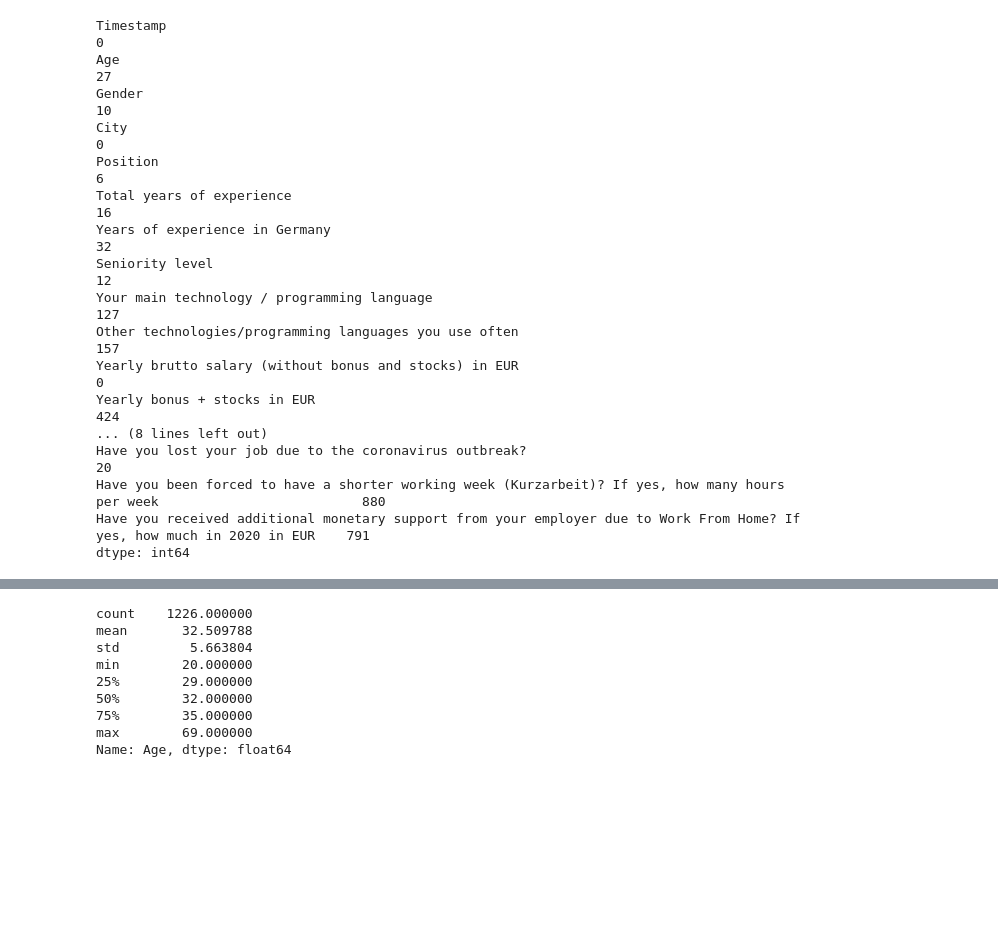
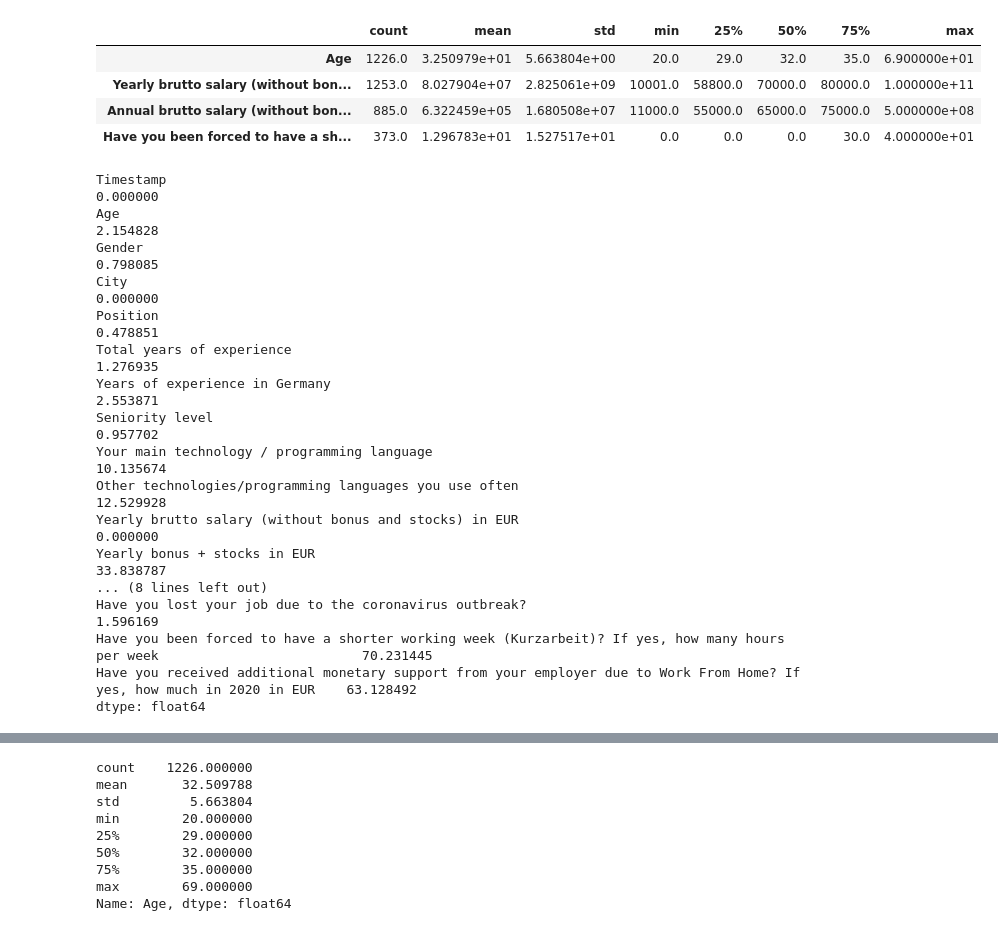
Before and after one commit to T2ABIZZY/IT_Salary_Survey_EU-_2020_EDA, a Jupyter notebook: IT_Salary_survey_EDA.ipynb, the cells around one changed output, grey strips where cells are left out. Drawn from its saved outputs; the diff is of its cells as text; code cells hidden in the pictures; blank space fills up the shorter version.

```diff
--- a/IT_Salary_survey_EDA.ipynb
+++ b/IT_Salary_survey_EDA.ipynb
@@ -38,20 +8,30 @@ dtype: int64
+# %%
+numerical_feautures=df.select_dtypes(include=[np.number])
+numerical_feautures.describe().T
+# %% [output]
+|  | count | mean | std | min | 25% | 50% | 75% | max |
+| Age | 1226.0 | 3.250979e+01 | 5.663804e+00 | 20.0 | 29.0 | 32.0 | 35.0 | 6.900000e+01 |
+| Yearly brutto salary (without bon... | 1253.0 | 8.027904e+07 | 2.825061e+09 | 10001.0 | 58800.0 | 70000.0 | 80000.0 | 1.000000e+11 |
+| Annual brutto salary (without bon... | 885.0 | 6.322459e+05 | 1.680508e+07 | 11000.0 | 55000.0 | 65000.0 | 75000.0 | 5.000000e+08 |
+| Have you been forced to have a sh... | 373.0 | 1.296783e+01 | 1.527517e+01 | 0.0 | 0.0 | 0.0 | 30.0 | 4.000000e+01 |
 # %%
-df.isna().sum()
+percentage=df.isna().sum()/len(df)*100
+percentage
 # %% [output]
-Timestamp                                                                                                                    0
-Age                                                                                                                         27
-Gender                                                                                                                      10
-City                                                                                                                         0
-Position                                                                                                                     6
-Total years of experience                                                                                                   16
-Years of experience in Germany                                                                                              32
-Seniority level                                                                                                             12
-Your main technology / programming language                                                                                127
-Other technologies/programming languages you use often                                                                     157
-Yearly brutto salary (without bonus and stocks) in EUR                                                                       0
-Yearly bonus + stocks in EUR                                                                                               424
+Timestamp                                                                                                                   0.000000
+Age                                                                                                                         2.154828
+Gender                                                                                                                      0.798085
+City                                                                                                                        0.000000
+Position                                                                                                                    0.478851
+Total years of experience                                                                                                   1.276935
+Years of experience in Germany                                                                                              2.553871
+Seniority level                                                                                                             0.957702
+Your main technology / programming language                                                                                10.135674
+Other technologies/programming languages you use often                                                                     12.529928
+Yearly brutto salary (without bonus and stocks) in EUR                                                                      0.000000
+Yearly bonus + stocks in EUR                                                                                               33.838787
 ... (8 lines left out)
-Have you lost your job due to the coronavirus outbreak?                                                                     20
-Have you been forced to have a shorter working week (Kurzarbeit)? If yes, how many hours per week                          880
-Have you received additional monetary support from your employer due to Work From Home? If yes, how much in 2020 in EUR    791
-dtype: int64
+Have you lost your job due to the coronavirus outbreak?                                                                     1.596169
+Have you been forced to have a shorter working week (Kurzarbeit)? If yes, how many hours per week                          70.231445
+Have you received additional monetary support from your employer due to Work From Home? If yes, how much in 2020 in EUR    63.128492
+dtype: float64
```
Also changed, not shown: parts of 6 cells of this notebook.
